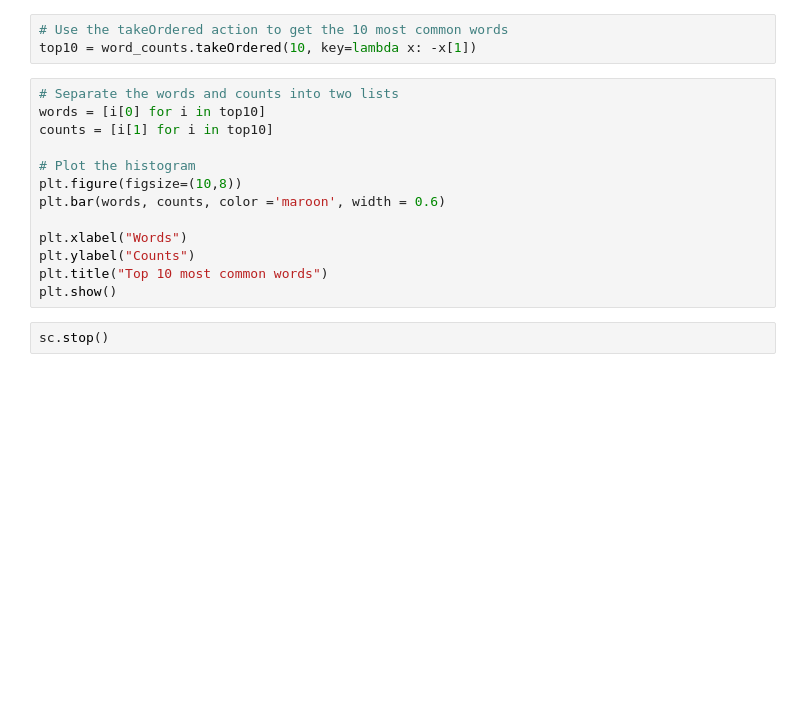
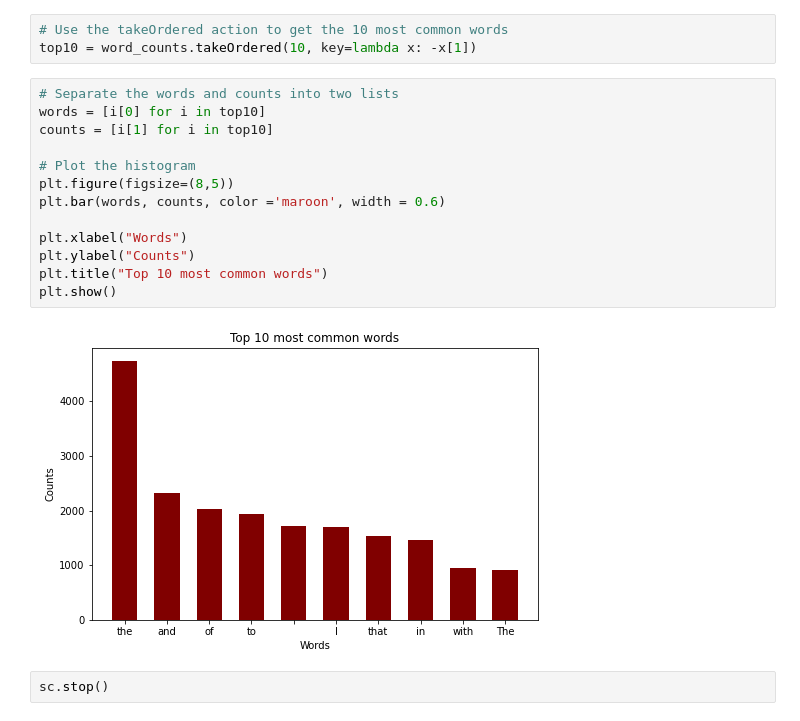
Before and after one commit to Data-Science-Boot-Camp/big-data, a Jupyter notebook: divine_comedy.ipynb, the cells around one changed output. Saved outputs shown, nothing was run; the diff lists cells and outputs as text; blank space fills up the shorter version.

```diff
--- a/divine_comedy.ipynb
+++ b/divine_comedy.ipynb
@@ -41,15 +62,17 @@ top10 = word_counts.takeOrdered(10, key=lambda x: -x[1])
 # %%
 # Separate the words and counts into two lists
 words = [i[0] for i in top10]
 counts = [i[1] for i in top10]
 
 # Plot the histogram
-plt.figure(figsize=(10,8))
+plt.figure(figsize=(8,5))
 plt.bar(words, counts, color ='maroon', width = 0.6)
 
 plt.xlabel("Words")
 plt.ylabel("Counts")
 plt.title("Top 10 most common words")
 plt.show()
+# %% [output]
+[figure, added]
 # %%
 sc.stop()
```
Also changed, not shown: parts of 2 cells of this notebook, 3 other files.
